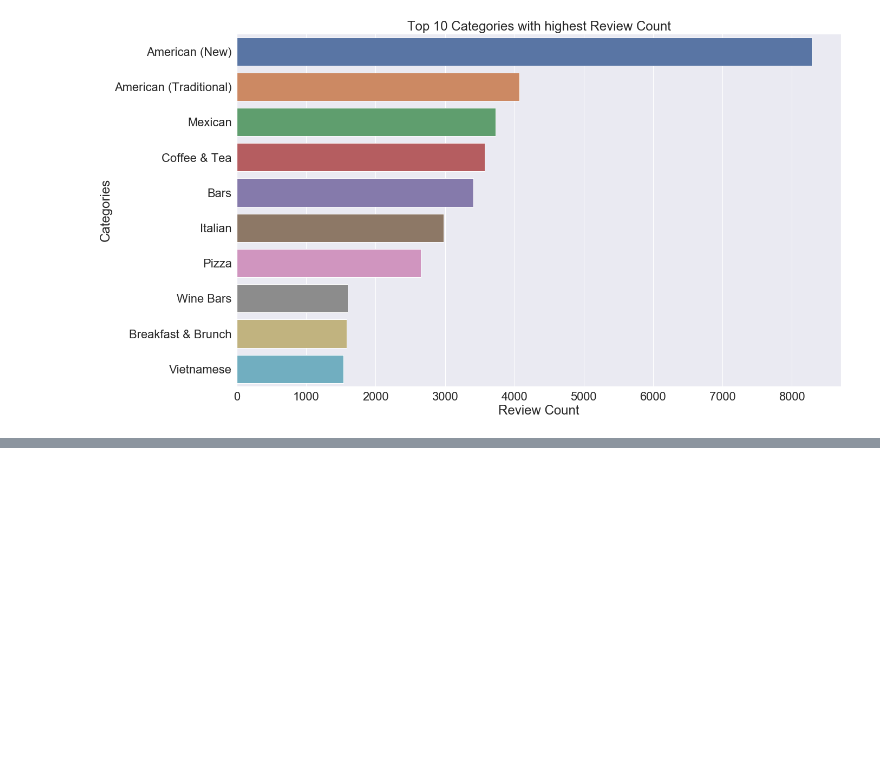
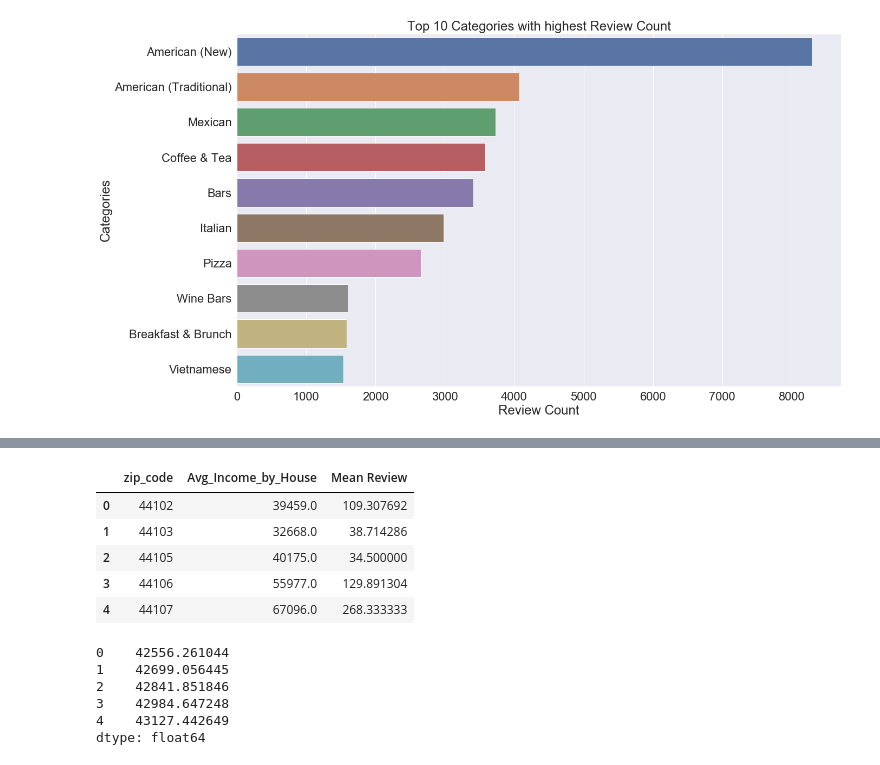
Before and after one commit to fnusandhiya/YELP, a Jupyter notebook: my_file.ipynb, the cells around one changed output, grey strips where cells are left out. Drawn from its saved outputs; the diff is of its cells as text; code cells hidden in the pictures; blank space fills up the shorter version.

```diff
--- a/my_file.ipynb
+++ b/my_file.ipynb
@@ -204,0 +214,16 @@ gmap
+# %%
+file = "Avg_Income_by_zip.csv"
+Censusdata_df = pd.read_csv(file)
+Censusdata_df['zip_code']=Censusdata_df['zip_code'].apply(int)
+Censusdata_df.set_index('zip_code', inplace=True)
+del Censusdata_df['Attribute']
+merge_table = pd.merge(Censusdata_df, group_summary, on="zip_code", how="inner")
+merge_table[['Avg_Income_by_House']] = merge_table[['Avg_Income_by_House']].replace('[\$,]','',regex=True).astype(float)
+merge_table.head()
+# %% [output]
+|  | zip_code | Avg_Income_by_House | Mean Review |
+| 0 | 44102 | 39459.0 | 109.307692 |
+| 1 | 44103 | 32668.0 | 38.714286 |
+| 2 | 44105 | 40175.0 | 34.500000 |
+| 3 | 44106 | 55977.0 | 129.891304 |
+| 4 | 44107 | 67096.0 | 268.333333 |
@@ -204,0 +238,11 @@ gmap
+# %%
+(slope, intercept, _, _, _) = linregress(x, y)
+fit = slope * best_fit_x + intercept
+fit.head()
+# %% [output]
+0    42556.261044
+1    42699.056445
+2    42841.851846
+3    42984.647248
+4    43127.442649
+dtype: float64
```
Also changed, not shown: parts of 11 cells of this notebook, 4 other files.
